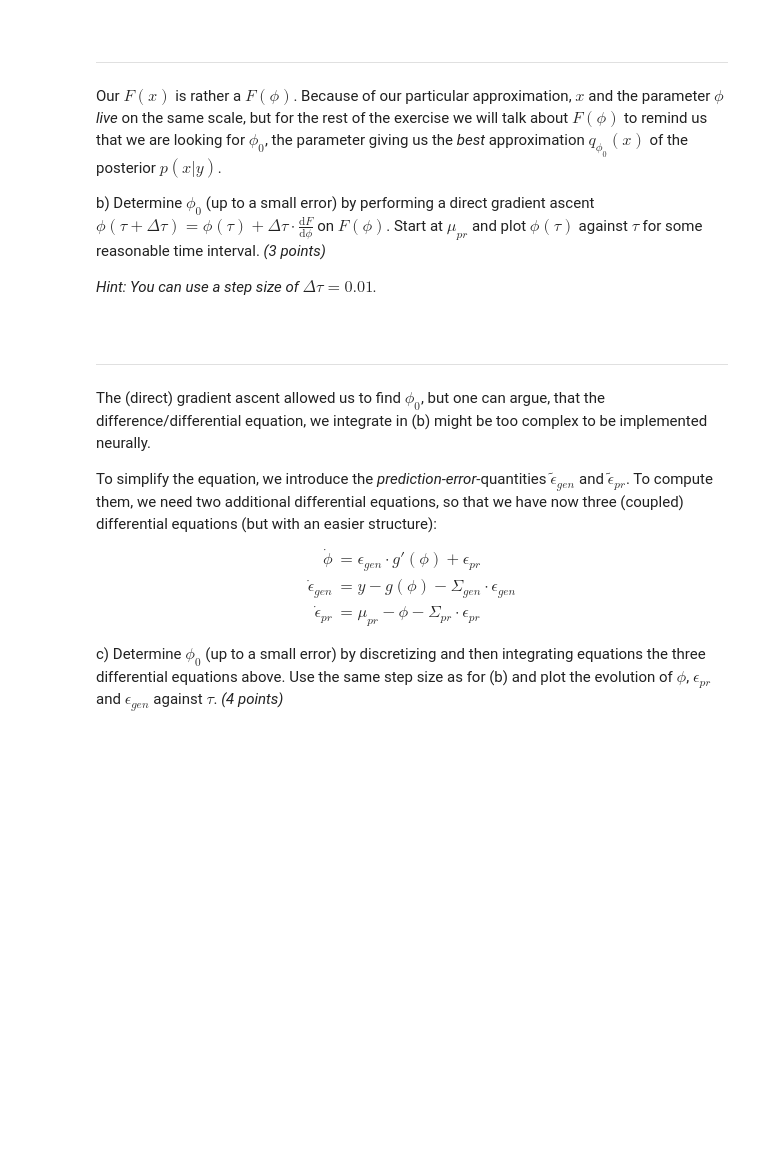
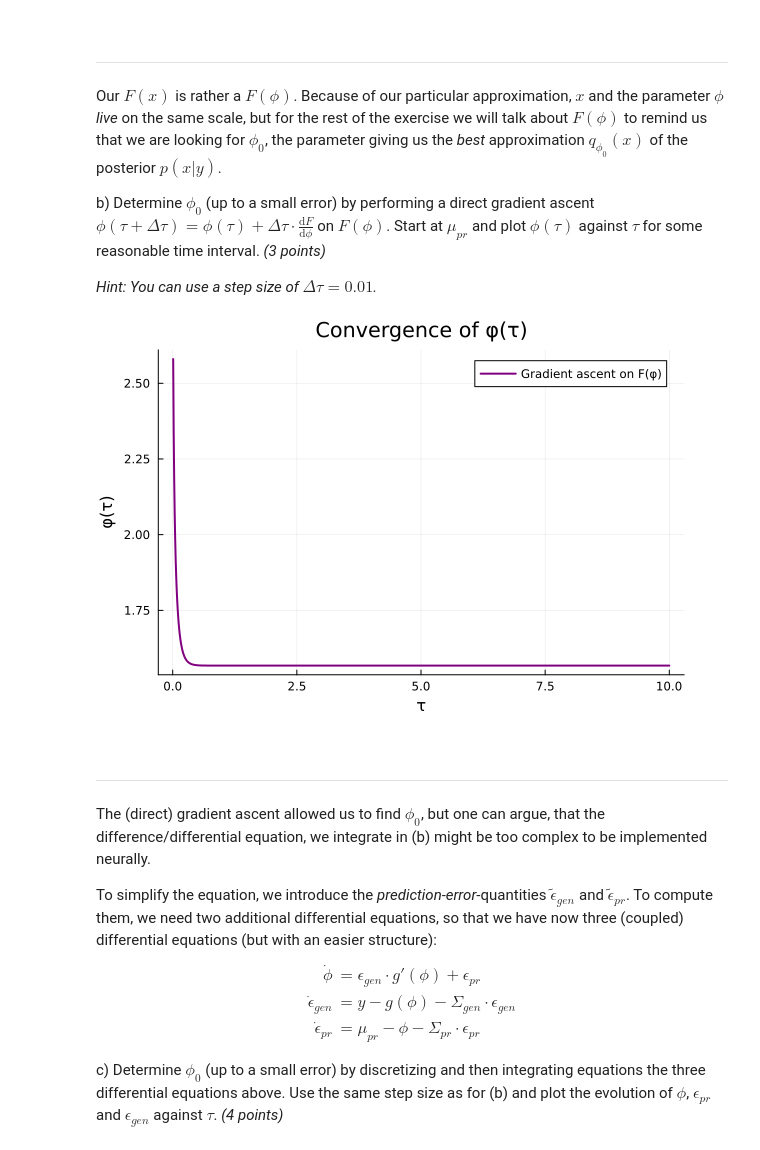
Before and after one commit to MagisV/Translational_Neuromodeling_Exercise_1, a Jupyter notebook: ex-02/Exercise2.ipynb, the cells around one changed output. Drawn from its saved outputs; the diff is of its cells as text; code cells hidden in the pictures; blank space fills up the shorter version.

```diff
--- a/ex-02/Exercise2.ipynb
+++ b/ex-02/Exercise2.ipynb
@@ -99,7 +136,30 @@ b) Determine $\phi_0$ (up to a small error) by performing a direct gradient asce
 
 *Hint: You can use a step size of $\Delta\tau = 0.01$.*
 # %%
-# insert your solution here ...
+# define variables
+step_size = 0.01
+T = 10.0    # total time
+num_steps = Int(T/step_size)
+
+# define gradient function
+dF(phi) = ((2 * phi * (y - phi^2)) / var_gen^2) - ((phi - mean_prior) / var_prior^2)
+
+# perform gradient ascent
+phi = mean_prior    # initial value
+phi_vals = Float64[]
+tau_vals = Float64[]
+
+for i in 1:num_steps
+    phi += step_size * dF(phi)
+    push!(phi_vals, phi)
+    push!(tau_vals, i * step_size)
+end
+
+# plot results
+plot(tau_vals, phi_vals, xlabel="τ", ylabel="φ(τ)", label="Gradient ascent on F(φ)", linewidth=2, color=:purple)
+title!("Convergence of φ(τ)")
+# %% [output]
+[figure, added]
 # %% [markdown]
 &nbsp;
 ___
```
Also changed, not shown: parts of 5 cells of this notebook, 1 other file.
